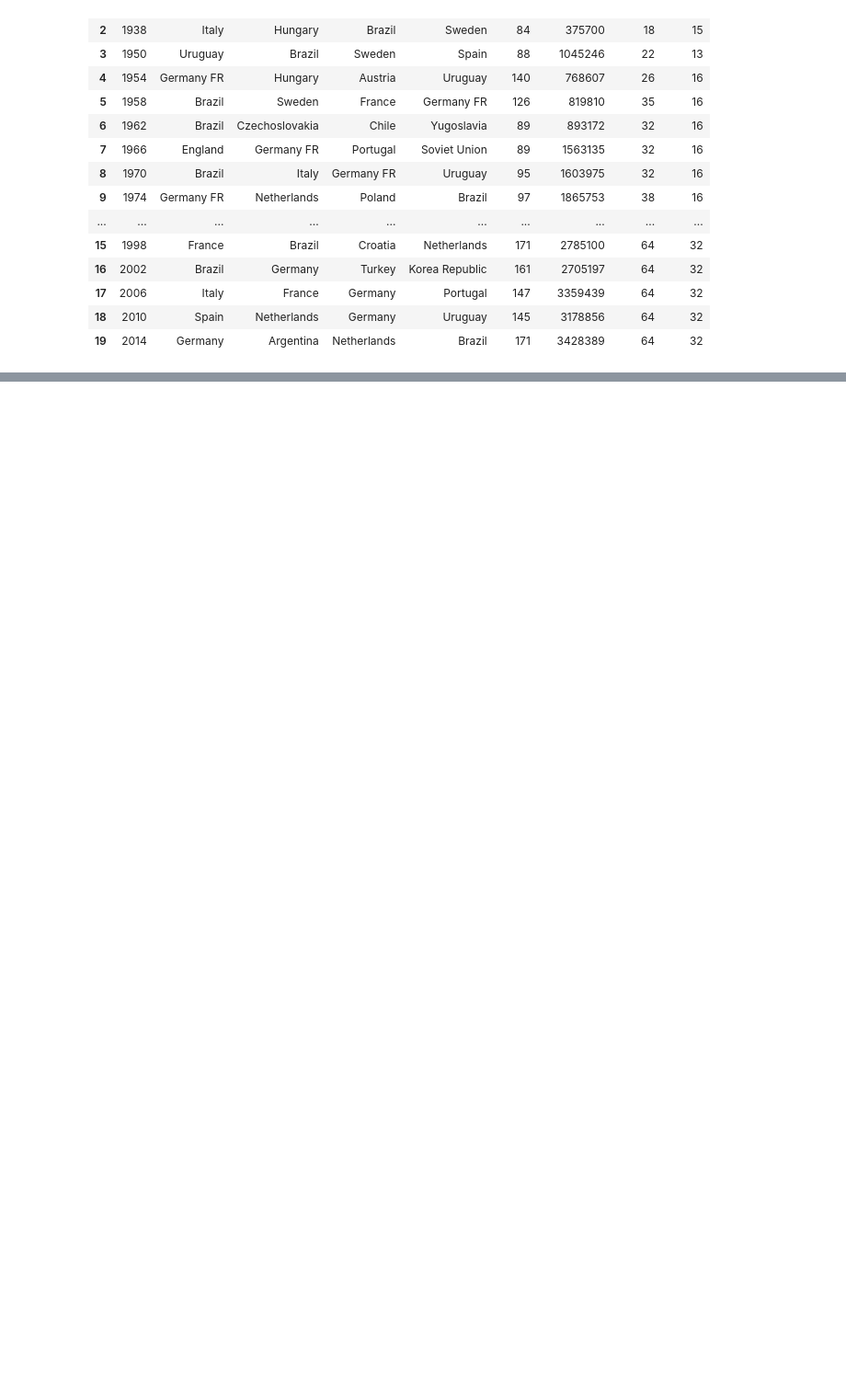
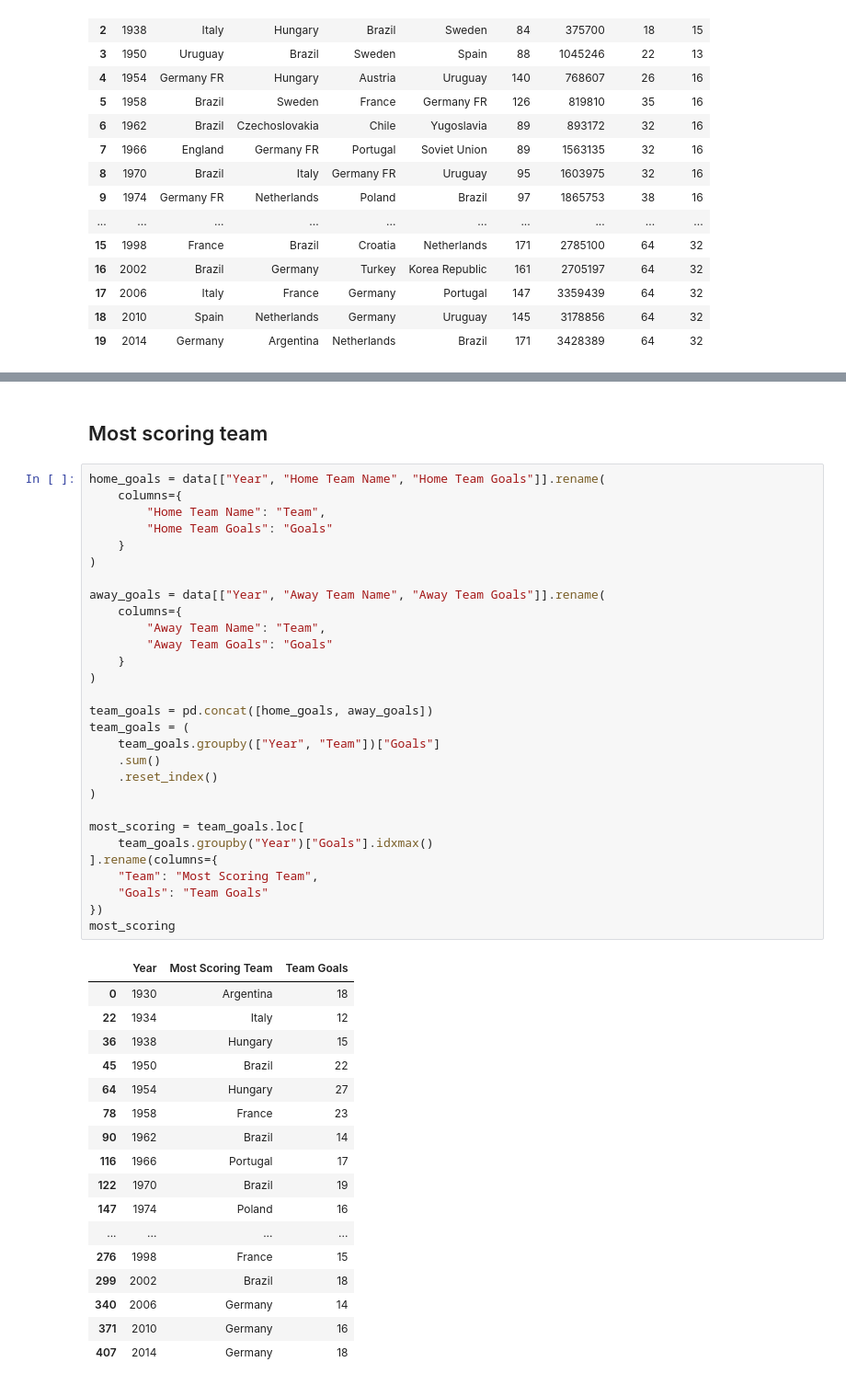
Before and after one commit to aaleksaacic/world-cup-analytics, a Jupyter notebook: notebooks/02_worldcup.ipynb, the cells around one changed output, grey strips where cells are left out. Shown at 92% size. Saved outputs shown, nothing was run; the diff lists cells and outputs as text; blank space fills up the shorter version.

```diff
--- a/notebooks/02_worldcup.ipynb
+++ b/notebooks/02_worldcup.ipynb
@@ -603,0 +630,49 @@ world_cup_df
+# %% [markdown]
+## Most scoring team
+# %%
+home_goals = data[["Year", "Home Team Name", "Home Team Goals"]].rename(
+    columns={
+        "Home Team Name": "Team",
+        "Home Team Goals": "Goals"
+    }
+)
+
+away_goals = data[["Year", "Away Team Name", "Away Team Goals"]].rename(
+    columns={
+        "Away Team Name": "Team",
+        "Away Team Goals": "Goals"
+    }
+)
+
+team_goals = pd.concat([home_goals, away_goals])
+team_goals = (
+    team_goals.groupby(["Year", "Team"])["Goals"]
+    .sum()
+    .reset_index()
+)
+
+most_scoring = team_goals.loc[
+    team_goals.groupby("Year")["Goals"].idxmax()
+].rename(columns={
+    "Team": "Most Scoring Team",
+    "Goals": "Team Goals"
+})
+most_scoring
+# %% [output]
+|  | Year | Most Scoring Team | Team Goals |
+| 0 | 1930 | Argentina | 18 |
+| 22 | 1934 | Italy | 12 |
+| 36 | 1938 | Hungary | 15 |
+| 45 | 1950 | Brazil | 22 |
+| 64 | 1954 | Hungary | 27 |
+| 78 | 1958 | France | 23 |
+| 90 | 1962 | Brazil | 14 |
+| 116 | 1966 | Portugal | 17 |
+| 122 | 1970 | Brazil | 19 |
+| 147 | 1974 | Poland | 16 |
+| ... | ... | ... | ... |
+| 276 | 1998 | France | 15 |
+| 299 | 2002 | Brazil | 18 |
+| 340 | 2006 | Germany | 14 |
+| 371 | 2010 | Germany | 16 |
+| 407 | 2014 | Germany | 18 |
```
Also changed, not shown: parts of 7 cells of this notebook.
